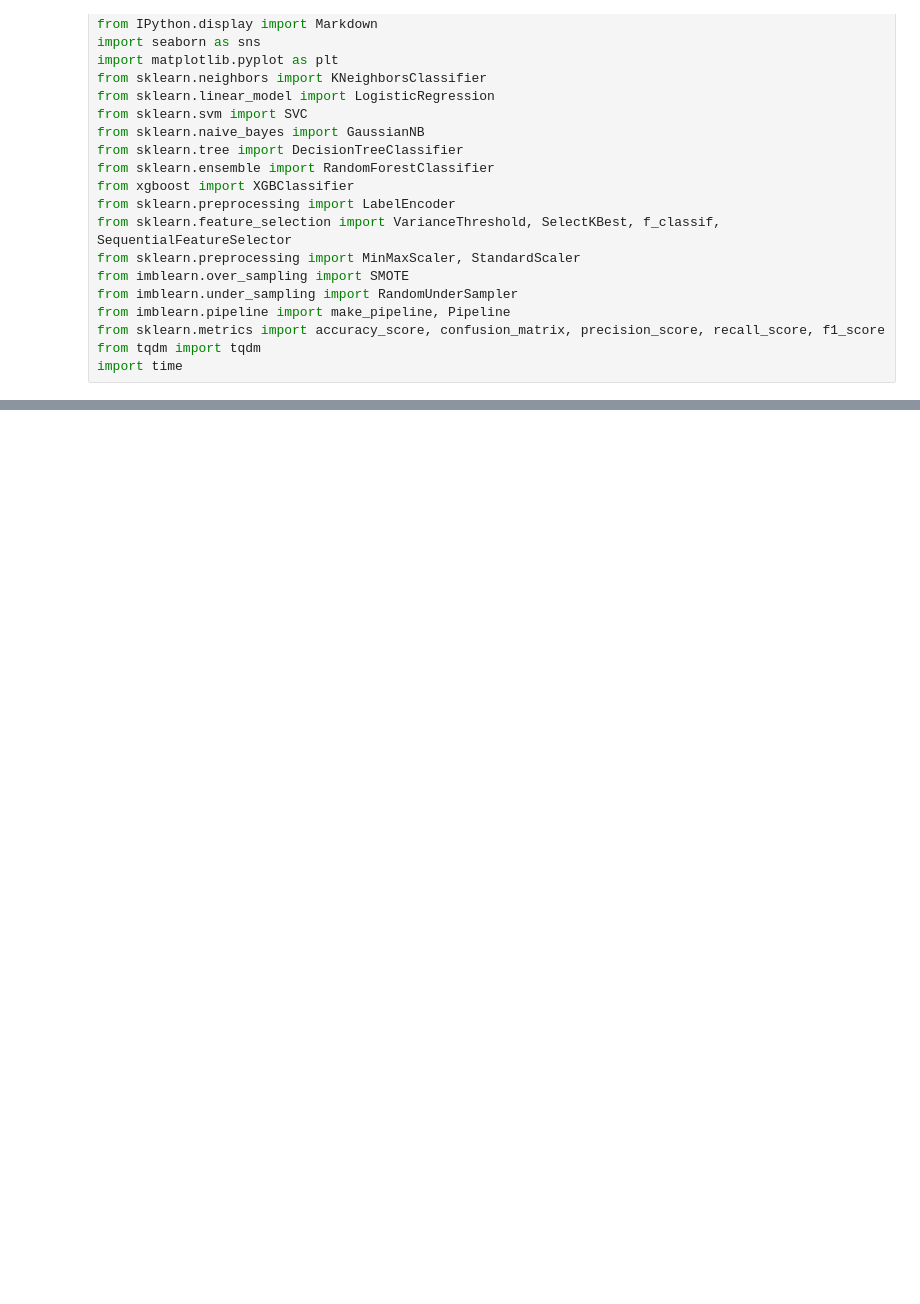
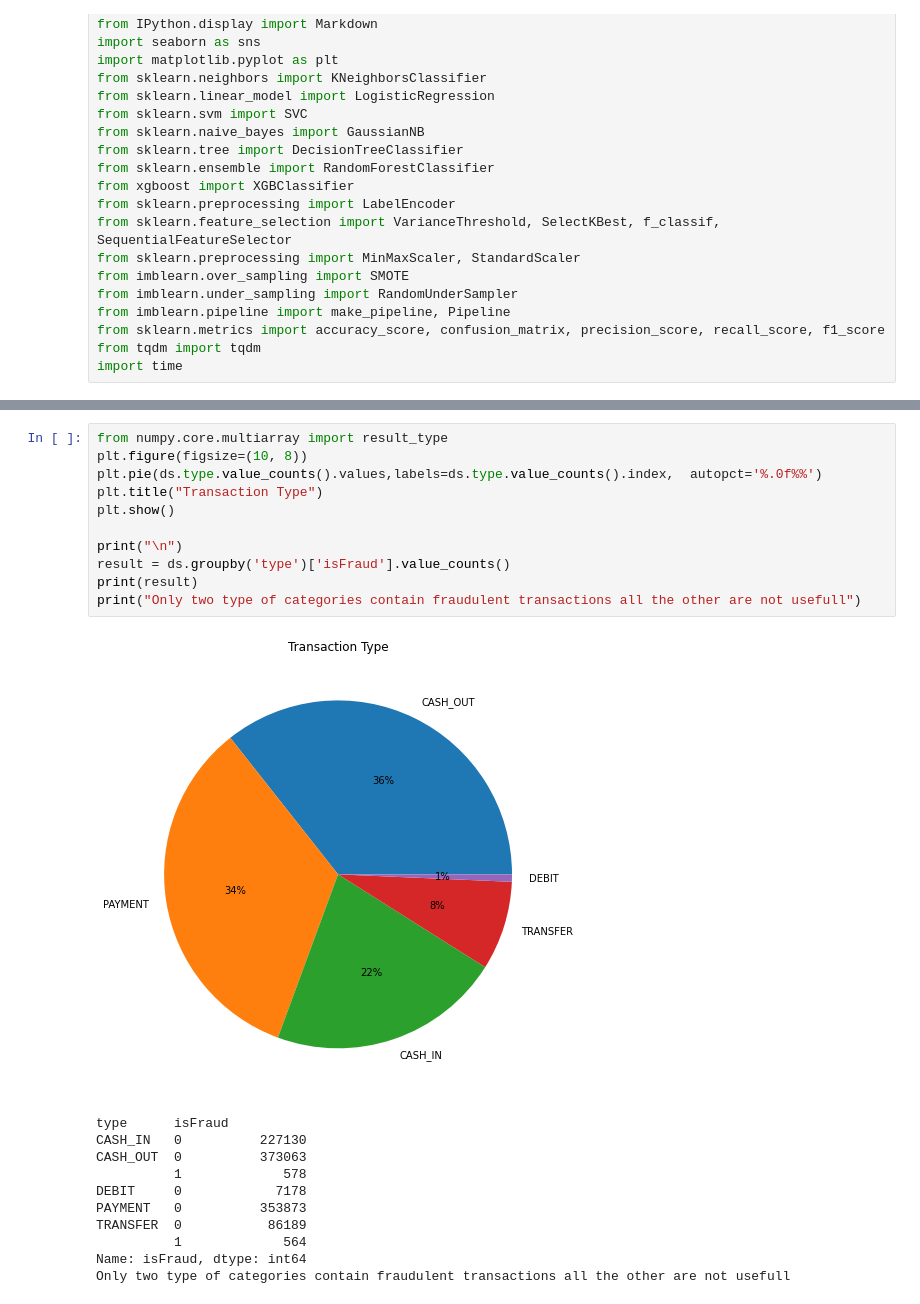
Before and after one commit to dimou-gk/KG-Fraud-Detection, a Jupyter notebook: thesis.ipynb, the cells around one changed output, grey strips where cells are left out. Drawn from its saved outputs; the diff is of its cells as text; blank space fills up the shorter version.

```diff
--- a/thesis.ipynb
+++ b/thesis.ipynb
@@ -47,0 +86,23 @@ memory usage: 88.0+ MB
+# %%
+from numpy.core.multiarray import result_type
+plt.figure(figsize=(10, 8))
+plt.pie(ds.type.value_counts().values,labels=ds.type.value_counts().index,  autopct='%.0f%%')
+plt.title("Transaction Type")
+plt.show()
+
+print("\n")
+result = ds.groupby('type')['isFraud'].value_counts()
+print(result)
+print("Only two type of categories contain fraudulent transactions all the other are not usefull")
+# %% [output]
+[figure, added]
+type      isFraud
+CASH_IN   0          227130
+CASH_OUT  0          373063
+          1             578
+DEBIT     0            7178
+PAYMENT   0          353873
+TRANSFER  0           86189
+          1             564
+Name: isFraud, dtype: int64
+Only two type of categories contain fraudulent transactions all the other are not usefull
```
Also changed, not shown: parts of 28 cells of this notebook.
